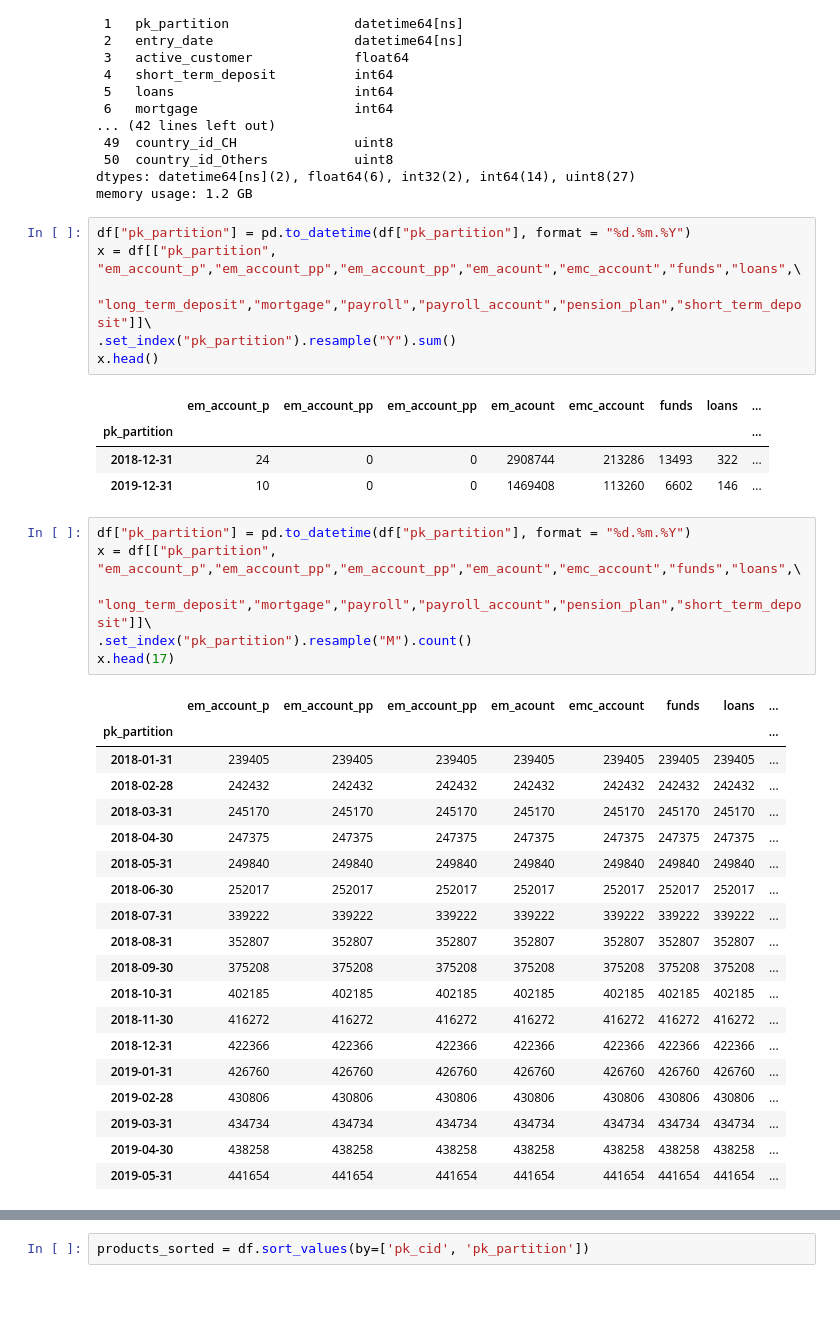
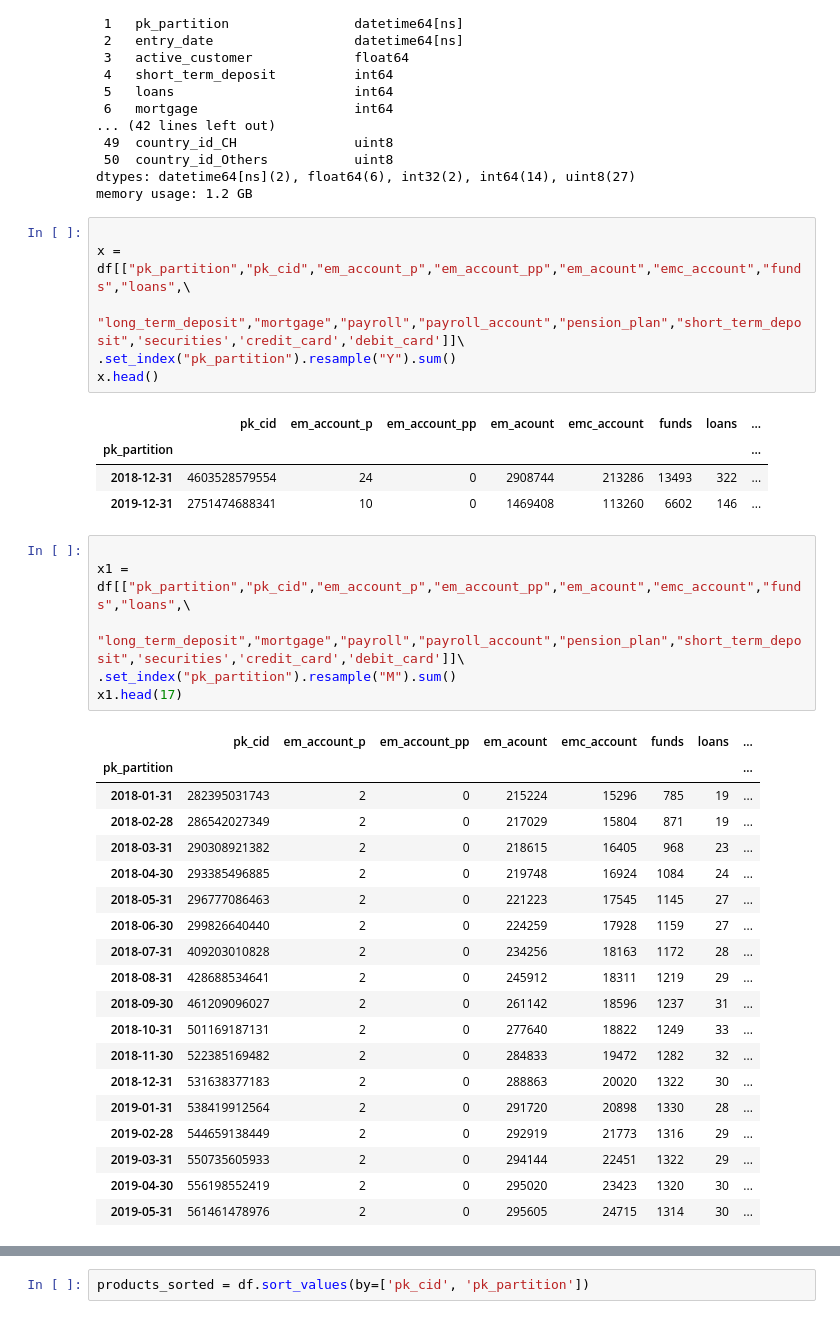
Before and after one commit to giannimaggiora/easyMoney, a Jupyter notebook: BancoDefinitivo5.ipynb, the cells around one changed output, grey strips where cells are left out. Saved outputs shown, nothing was run; the diff lists cells and outputs as text.

```diff
--- a/BancoDefinitivo5.ipynb
+++ b/BancoDefinitivo5.ipynb
@@ -838,39 +838,39 @@ Data columns (total 51 columns):
 dtypes: datetime64[ns](2), float64(6), int32(2), int64(14), uint8(27)
 memory usage: 1.2 GB
 # %%
-df["pk_partition"] = pd.to_datetime(df["pk_partition"], format = "%d.%m.%Y")
-x = df[["pk_partition", "em_account_p","em_account_pp","em_account_pp","em_acount","emc_account","funds","loans",\
-        "long_term_deposit","mortgage","payroll","payroll_account","pension_plan","short_term_deposit"]]\
+
+x = df[["pk_partition","pk_cid","em_account_p","em_account_pp","em_acount","emc_account","funds","loans",\
+        "long_term_deposit","mortgage","payroll","payroll_account","pension_plan","short_term_deposit",'securities','credit_card','debit_card']]\
 .set_index("pk_partition").resample("Y").sum()
 x.head()
 # %% [output]
-|  | em_account_p | em_account_pp | em_account_pp | em_acount | emc_account | funds | loans | ... |
+|  | pk_cid | em_account_p | em_account_pp | em_acount | emc_account | funds | loans | ... |
 | pk_partition |  |  |  |  |  |  |  | ... |
-| 2018-12-31 | 24 | 0 | 0 | 2908744 | 213286 | 13493 | 322 | ... |
-| 2019-12-31 | 10 | 0 | 0 | 1469408 | 113260 | 6602 | 146 | ... |
+| 2018-12-31 | 4603528579554 | 24 | 0 | 2908744 | 213286 | 13493 | 322 | ... |
+| 2019-12-31 | 2751474688341 | 10 | 0 | 1469408 | 113260 | 6602 | 146 | ... |
 # %%
-df["pk_partition"] = pd.to_datetime(df["pk_partition"], format = "%d.%m.%Y")
-x = df[["pk_partition", "em_account_p","em_account_pp","em_account_pp","em_acount","emc_account","funds","loans",\
-        "long_term_deposit","mortgage","payroll","payroll_account","pension_plan","short_term_deposit"]]\
-.set_index("pk_partition").resample("M").count()
-x.head(17)
+
+x1 = df[["pk_partition","pk_cid","em_account_p","em_account_pp","em_acount","emc_account","funds","loans",\
+        "long_term_deposit","mortgage","payroll","payroll_account","pension_plan","short_term_deposit",'securities','credit_card','debit_card']]\
+.set_index("pk_partition").resample("M").sum()
+x1.head(17)
 # %% [output]
-|  | em_account_p | em_account_pp | em_account_pp | em_acount | emc_account | funds | loans | ... |
+|  | pk_cid | em_account_p | em_account_pp | em_acount | emc_account | funds | loans | ... |
 | pk_partition |  |  |  |  |  |  |  | ... |
-| 2018-01-31 | 239405 | 239405 | 239405 | 239405 | 239405 | 239405 | 239405 | ... |
-| 2018-02-28 | 242432 | 242432 | 242432 | 242432 | 242432 | 242432 | 242432 | ... |
-| 2018-03-31 | 245170 | 245170 | 245170 | 245170 | 245170 | 245170 | 245170 | ... |
-| 2018-04-30 | 247375 | 247375 | 247375 | 247375 | 247375 | 247375 | 247375 | ... |
-| 2018-05-31 | 249840 | 249840 | 249840 | 249840 | 249840 | 249840 | 249840 | ... |
-| 2018-06-30 | 252017 | 252017 | 252017 | 252017 | 252017 | 252017 | 252017 | ... |
-| 2018-07-31 | 339222 | 339222 | 339222 | 339222 | 339222 | 339222 | 339222 | ... |
-| 2018-08-31 | 352807 | 352807 | 352807 | 352807 | 352807 | 352807 | 352807 | ... |
-| 2018-09-30 | 375208 | 375208 | 375208 | 375208 | 375208 | 375208 | 375208 | ... |
-| 2018-10-31 | 402185 | 402185 | 402185 | 402185 | 402185 | 402185 | 402185 | ... |
-| 2018-11-30 | 416272 | 416272 | 416272 | 416272 | 416272 | 416272 | 416272 | ... |
-| 2018-12-31 | 422366 | 422366 | 422366 | 422366 | 422366 | 422366 | 422366 | ... |
-| 2019-01-31 | 426760 | 426760 | 426760 | 426760 | 426760 | 426760 | 426760 | ... |
-| 2019-02-28 | 430806 | 430806 | 430806 | 430806 | 430806 | 430806 | 430806 | ... |
-| 2019-03-31 | 434734 | 434734 | 434734 | 434734 | 434734 | 434734 | 434734 | ... |
-| 2019-04-30 | 438258 | 438258 | 438258 | 438258 | 438258 | 438258 | 438258 | ... |
-| 2019-05-31 | 441654 | 441654 | 441654 | 441654 | 441654 | 441654 | 441654 | ... |
+| 2018-01-31 | 282395031743 | 2 | 0 | 215224 | 15296 | 785 | 19 | ... |
+| 2018-02-28 | 286542027349 | 2 | 0 | 217029 | 15804 | 871 | 19 | ... |
+| 2018-03-31 | 290308921382 | 2 | 0 | 218615 | 16405 | 968 | 23 | ... |
+| 2018-04-30 | 293385496885 | 2 | 0 | 219748 | 16924 | 1084 | 24 | ... |
+| 2018-05-31 | 296777086463 | 2 | 0 | 221223 | 17545 | 1145 | 27 | ... |
+| 2018-06-30 | 299826640440 | 2 | 0 | 224259 | 17928 | 1159 | 27 | ... |
+| 2018-07-31 | 409203010828 | 2 | 0 | 234256 | 18163 | 1172 | 28 | ... |
+| 2018-08-31 | 428688534641 | 2 | 0 | 245912 | 18311 | 1219 | 29 | ... |
+| 2018-09-30 | 461209096027 | 2 | 0 | 261142 | 18596 | 1237 | 31 | ... |
+| 2018-10-31 | 501169187131 | 2 | 0 | 277640 | 18822 | 1249 | 33 | ... |
+| 2018-11-30 | 522385169482 | 2 | 0 | 284833 | 19472 | 1282 | 32 | ... |
+| 2018-12-31 | 531638377183 | 2 | 0 | 288863 | 20020 | 1322 | 30 | ... |
+| 2019-01-31 | 538419912564 | 2 | 0 | 291720 | 20898 | 1330 | 28 | ... |
+| 2019-02-28 | 544659138449 | 2 | 0 | 292919 | 21773 | 1316 | 29 | ... |
+| 2019-03-31 | 550735605933 | 2 | 0 | 294144 | 22451 | 1322 | 29 | ... |
+| 2019-04-30 | 556198552419 | 2 | 0 | 295020 | 23423 | 1320 | 30 | ... |
+| 2019-05-31 | 561461478976 | 2 | 0 | 295605 | 24715 | 1314 | 30 | ... |
```
Also changed, not shown: parts of 53 cells of this notebook.
